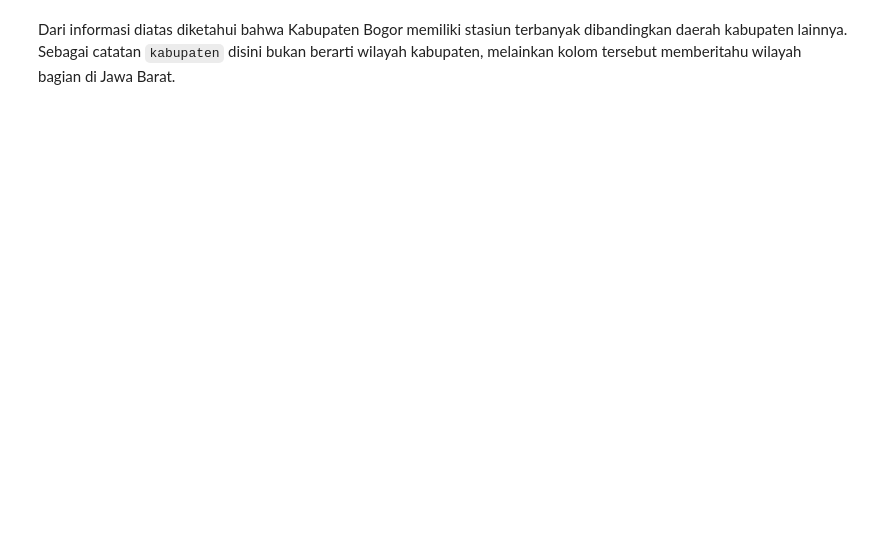
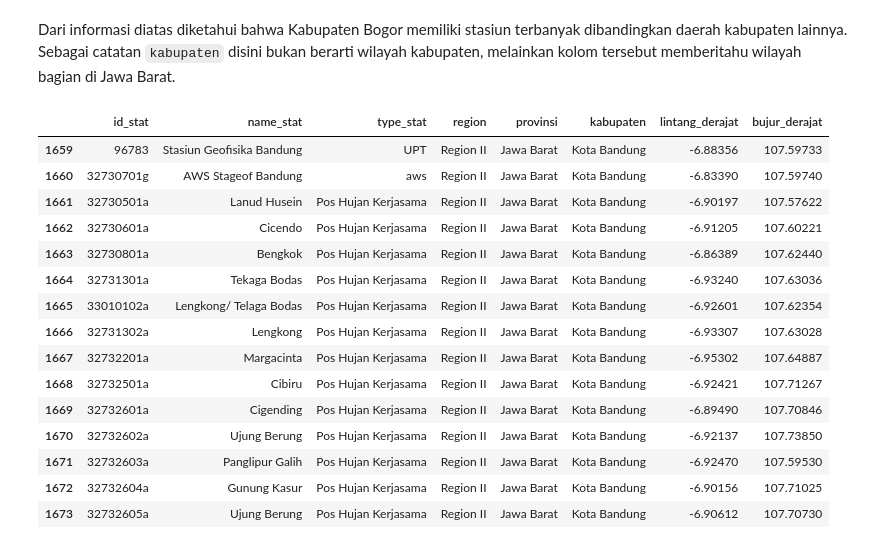
Before and after one commit to hidrokit/hidrokit, a Jupyter notebook: src/Membedah Data BMKG Online.ipynb, the cells around one changed output. Drawn from its saved outputs; the diff is of its cells as text; code cells hidden in the pictures; blank space fills up the shorter version.

```diff
--- a/src/Membedah Data BMKG Online.ipynb
+++ b/src/Membedah Data BMKG Online.ipynb
@@ -203,3 +203,22 @@ Kota Sukabumi          1
 Name: kabupaten, dtype: int64
 # %% [markdown]
 Dari informasi diatas diketahui bahwa Kabupaten Bogor memiliki stasiun terbanyak dibandingkan daerah kabupaten lainnya. Sebagai catatan `kabupaten` disini bukan berarti wilayah kabupaten, melainkan kolom tersebut memberitahu wilayah bagian di Jawa Barat.
+# %%
+stasiun_jabar[stasiun_jabar.kabupaten == 'Kota Bandung']
+# %% [output]
+|  | id_stat | name_stat | type_stat | region | provinsi | kabupaten | lintang_derajat | bujur_derajat |
+| 1659 | 96783 | Stasiun Geofisika Bandung | UPT | Region II | Jawa Barat | Kota Bandung | -6.88356 | 107.59733 |
+| 1660 | 32730701g | AWS Stageof Bandung | aws | Region II | Jawa Barat | Kota Bandung | -6.83390 | 107.59740 |
+| 1661 | 32730501a | Lanud Husein | Pos Hujan Kerjasama | Region II | Jawa Barat | Kota Bandung | -6.90197 | 107.57622 |
+| 1662 | 32730601a | Cicendo | Pos Hujan Kerjasama | Region II | Jawa Barat | Kota Bandung | -6.91205 | 107.60221 |
+| 1663 | 32730801a | Bengkok | Pos Hujan Kerjasama | Region II | Jawa Barat | Kota Bandung | -6.86389 | 107.62440 |
+| 1664 | 32731301a | Tekaga Bodas | Pos Hujan Kerjasama | Region II | Jawa Barat | Kota Bandung | -6.93240 | 107.63036 |
+| 1665 | 33010102a | Lengkong/ Telaga Bodas | Pos Hujan Kerjasama | Region II | Jawa Barat | Kota Bandung | -6.92601 | 107.62354 |
+| 1666 | 32731302a | Lengkong | Pos Hujan Kerjasama | Region II | Jawa Barat | Kota Bandung | -6.93307 | 107.63028 |
+| 1667 | 32732201a | Margacinta | Pos Hujan Kerjasama | Region II | Jawa Barat | Kota Bandung | -6.95302 | 107.64887 |
+| 1668 | 32732501a | Cibiru | Pos Hujan Kerjasama | Region II | Jawa Barat | Kota Bandung | -6.92421 | 107.71267 |
+| 1669 | 32732601a | Cigending | Pos Hujan Kerjasama | Region II | Jawa Barat | Kota Bandung | -6.89490 | 107.70846 |
+| 1670 | 32732602a | Ujung Berung | Pos Hujan Kerjasama | Region II | Jawa Barat | Kota Bandung | -6.92137 | 107.73850 |
+| 1671 | 32732603a | Panglipur Galih | Pos Hujan Kerjasama | Region II | Jawa Barat | Kota Bandung | -6.92470 | 107.59530 |
+| 1672 | 32732604a | Gunung Kasur | Pos Hujan Kerjasama | Region II | Jawa Barat | Kota Bandung | -6.90156 | 107.71025 |
+| 1673 | 32732605a | Ujung Berung | Pos Hujan Kerjasama | Region II | Jawa Barat | Kota Bandung | -6.90612 | 107.70730 |
```
Also changed, not shown: parts of 11 cells of this notebook, 4 other files.
